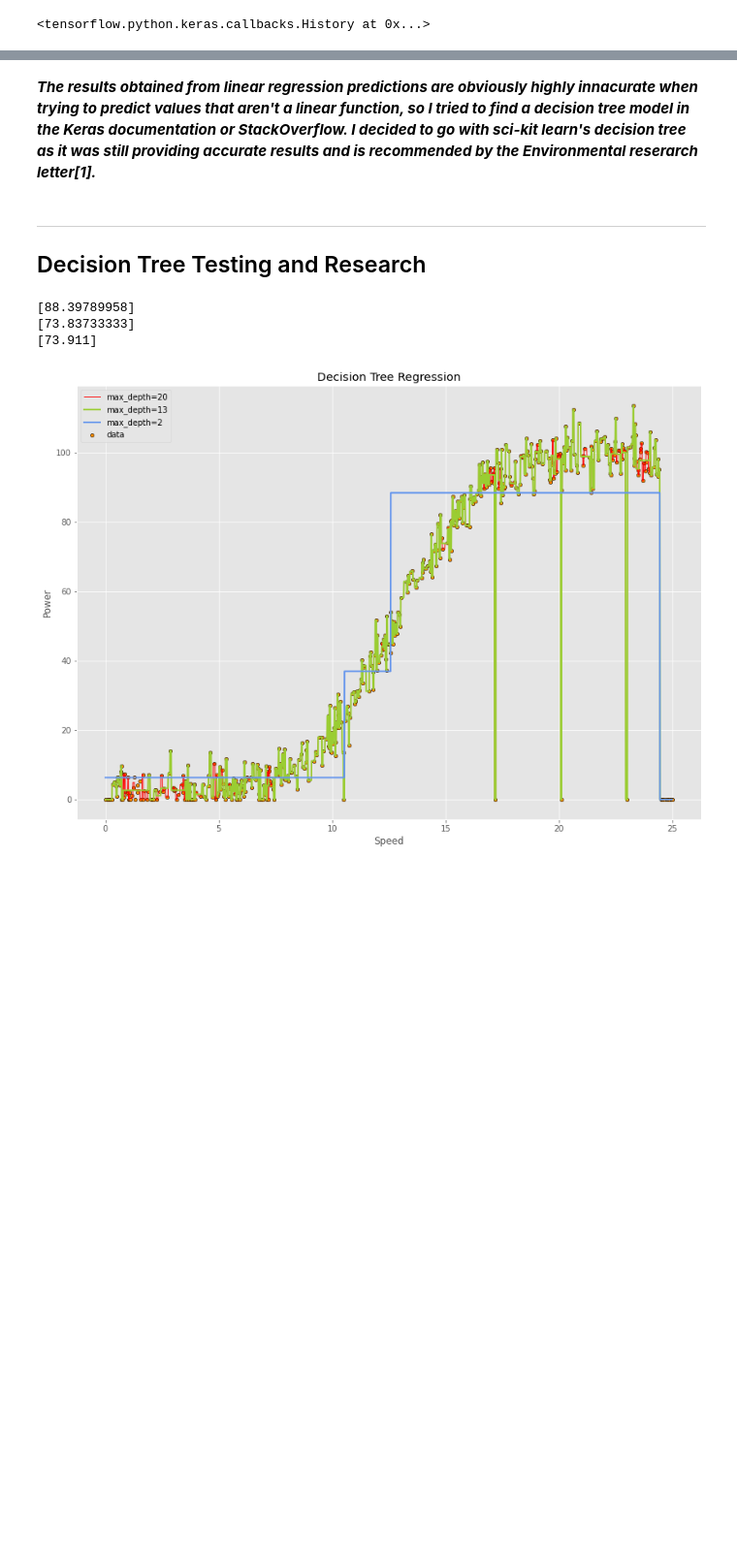
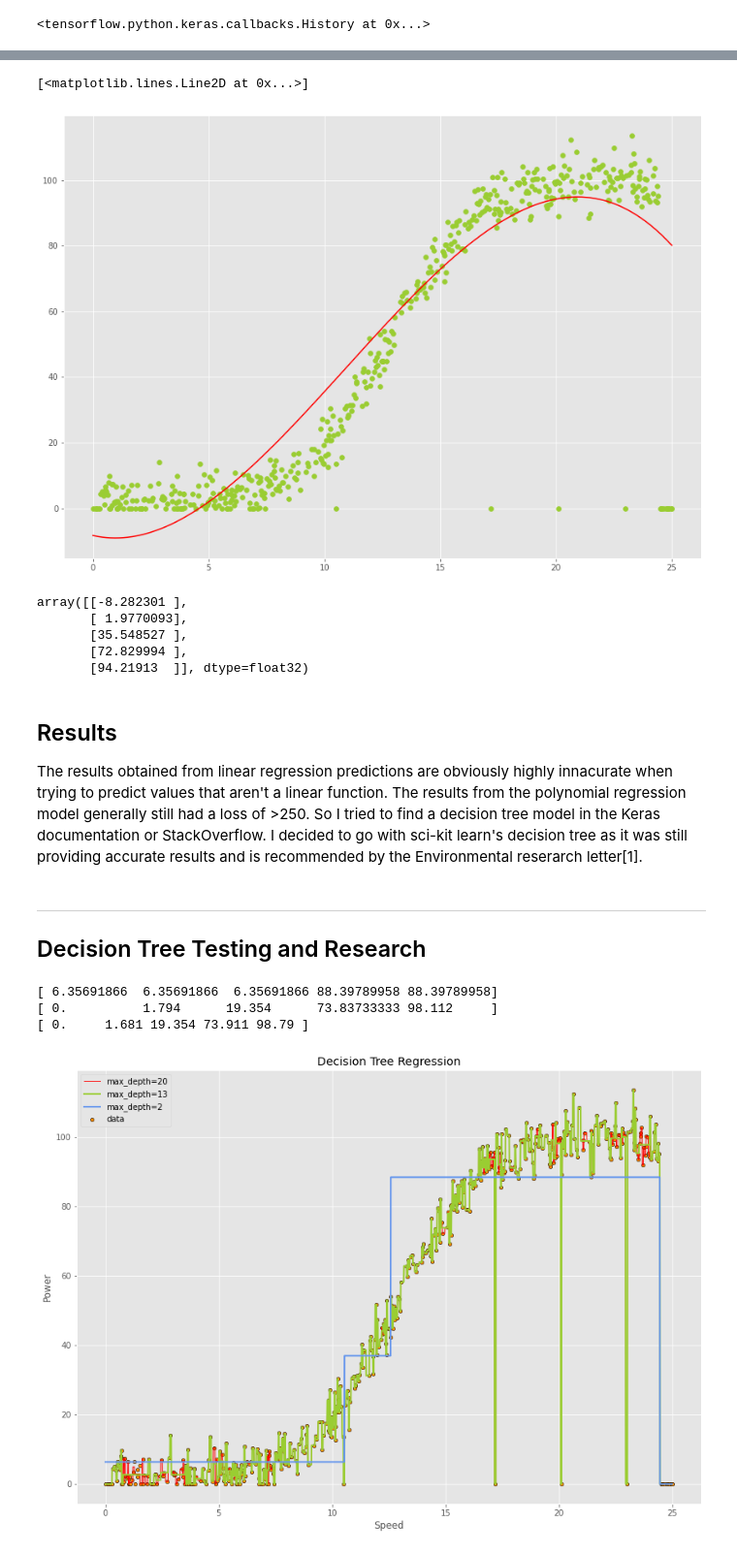
Before and after one commit to conorshortt123/emerging-tech-project, a Jupyter notebook: regression-tree.ipynb, the cells around one changed output, grey strips where cells are left out. Shown: that part at 97% size. Saved outputs shown, nothing was run; the diff lists cells and outputs as text; code cells hidden in the pictures; blank space fills up the shorter version.

```diff
--- a/regression-tree.ipynb
+++ b/regression-tree.ipynb
@@ -80,0 +97,14 @@ array([[  6.34602 ],
+# %%
+# Degree of curve
+n = 3
+# Expand dimensions of x
+x_expanded = np.expand_dims(x, axis=1)
+poly = PolynomialFeatures(n)
+
+x_expanded = poly.fit_transform(x_expanded)
+
+inp = kr.layers.Input((n+1))
+#since one of the features is 1, we need an extra input
+out = kr.layers.Dense(1)(inp)
+model = kr.models.Model(inputs=inp, outputs=out)
+model.compile(optimizer=kr.optimizers.Adam(lr=1e-3), loss="mean_squared_error")
@@ -81,5 +120,27 @@ array([[  6.34602 ],
+# %%
+plt.scatter(x, y, color="yellowgreen")
+plt.plot(x, model.predict(x_expanded), color="red")
+# %% [output]
+[<matplotlib.lines.Line2D at 0x...>]
+[figure, added]
+# %%
+test = [0, 5, 10, 15, 20]
+test_expanded = np.expand_dims(test, axis=1)
+
+test_expanded = poly.fit_transform(test_expanded)
+
+model.predict(test_expanded)
+#model.predict([1.5])
+# %% [output]
+array([[-8.282301 ],
+       [ 1.9770093],
+       [35.548527 ],
+       [72.829994 ],
+       [94.21913  ]], dtype=float32)
 # %% [markdown]
-***The results obtained from linear regression predictions are obviously highly innacurate when trying to predict values that aren't a linear function, so I tried to find a decision tree model in the Keras documentation or StackOverflow. I decided to go with sci-kit learn's decision tree as it was still providing accurate results and is recommended by the Environmental reserarch letter[1].***
+## Results
+
+The results obtained from linear regression predictions are obviously highly innacurate when trying to predict values that aren't a linear function. The results from the polynomial regression model generally still had a loss of >250. So I tried to find a decision tree model in the Keras documentation or StackOverflow. I decided to go with sci-kit learn's decision tree as it was still providing accurate results and is recommended by the Environmental reserarch letter[1].
 # %% [markdown]
 ***
 ## Decision Tree Testing and Research
@@ -98,17 +159,17 @@ y_1 = tree_1.predict(X_test)
 y_2 = tree_2.predict(X_test)
 y_3 = tree_3.predict(X_test)
 
-pred1 = tree_1.predict([[15]])
-pred2 = tree_2.predict([[15]])
-pred3 = tree_3.predict([[15]])
+pred1 = tree_1.predict([[0], [5], [10], [15], [20]])
+pred2 = tree_2.predict([[0], [5], [10], [15], [20]])
+pred3 = tree_3.predict([[0], [5], [10], [15], [20]])
 
 print(pred1)
 print(pred2)
 print(pred3)
 # %% [output]
-[88.39789958]
-[73.83733333]
-[73.911]
+[ 6.35691866  6.35691866  6.35691866 88.39789958 88.39789958]
+[ 0.          1.794      19.354      73.83733333 98.112     ]
+[ 0.     1.681 19.354 73.911 98.79 ]
 # %%
 # Plot the results
 plt.figure()
```
Also changed, not shown: parts of 9 cells of this notebook.
